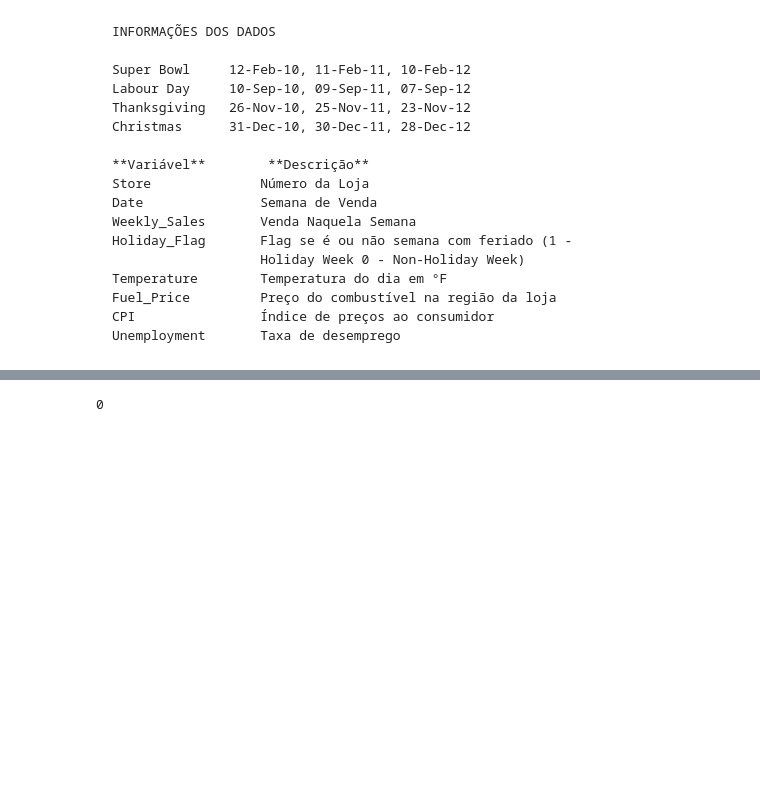
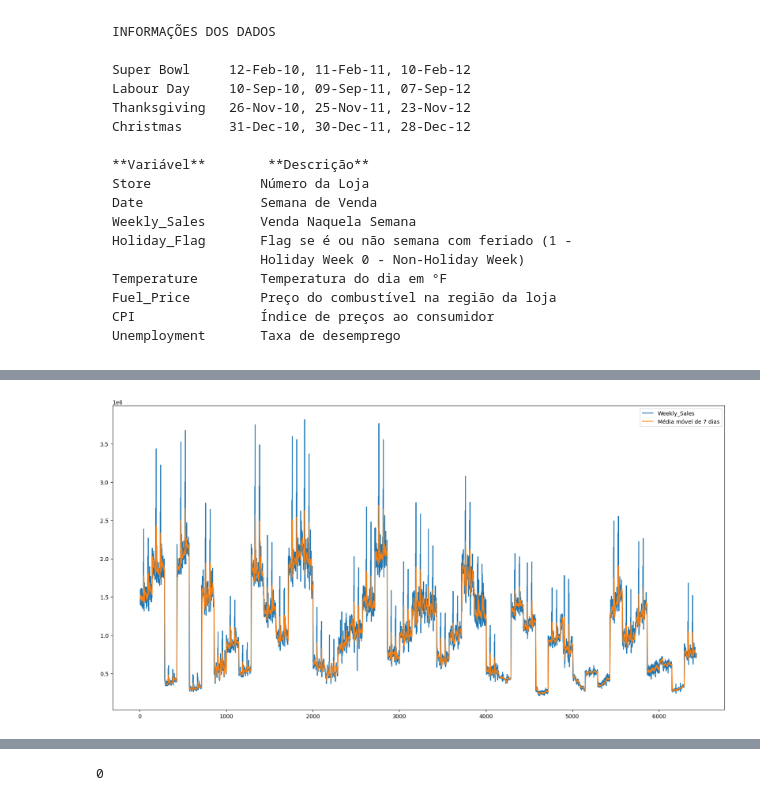
Before and after one commit to valdirdpg/curso-dnc, a Jupyter notebook: MINI_PROJETO2_VALDIR.ipynb, the cells around one changed output, grey strips where cells are left out. Drawn from its saved outputs; the diff is of its cells as text; code cells hidden in the pictures; blank space fills up the shorter version.

```diff
--- a/MINI_PROJETO2_VALDIR.ipynb
+++ b/MINI_PROJETO2_VALDIR.ipynb
@@ -53,3 +53,6 @@ walmart.describe()
 | 50% | 23.000000 | 9.607460e+05 | 0.000000 | 62.670000 | 3.445000 | 182.616521 | 7.874000 |
 | 75% | 34.000000 | 1.420159e+06 | 0.000000 | 74.940000 | 3.735000 | 212.743293 | 8.622000 |
 | max | 45.000000 | 3.818686e+06 | 1.000000 | 100.140000 | 4.468000 | 227.232807 | 14.313000 |
+# %%
+from pandas.core import window
+walmart['media_movel_set_dias'] = walmart['Weekly_Sales'].rolling(window=7).mean()
@@ -55,0 +75,8 @@ walmart.describe()
+# %%
+plt.figure(figsize=(20,10))
+plt.plot(walmart.index, walmart['Weekly_Sales'], label='Weekly_Sales')
+plt.plot(walmart.index, walmart['media_movel_set_dias'], label='Média móvel de 7 dias')
+plt.legend()
+plt.show()
+# %% [output]
+[figure, added]
```
Also changed, not shown: parts of 3 cells of this notebook.
